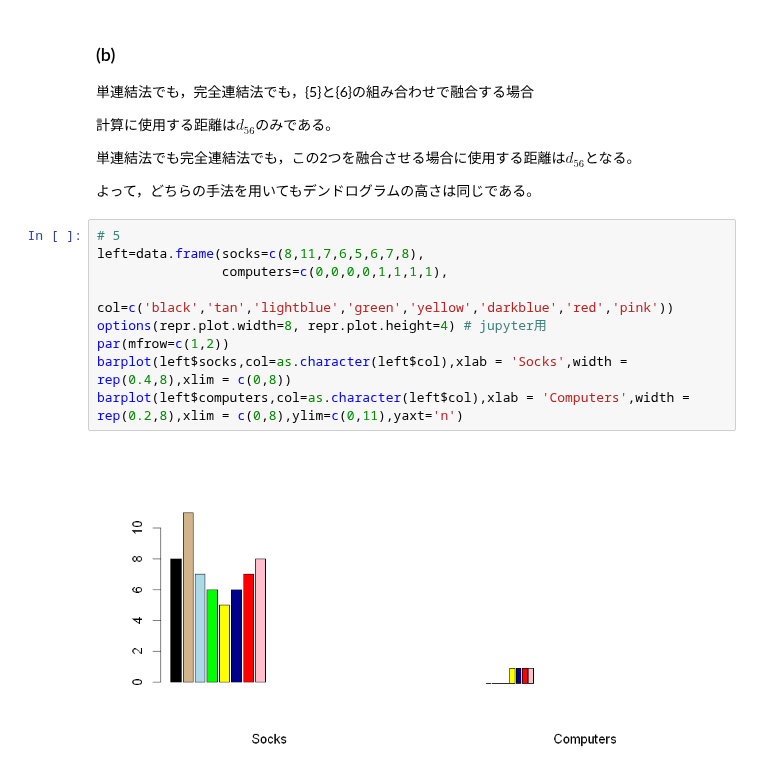
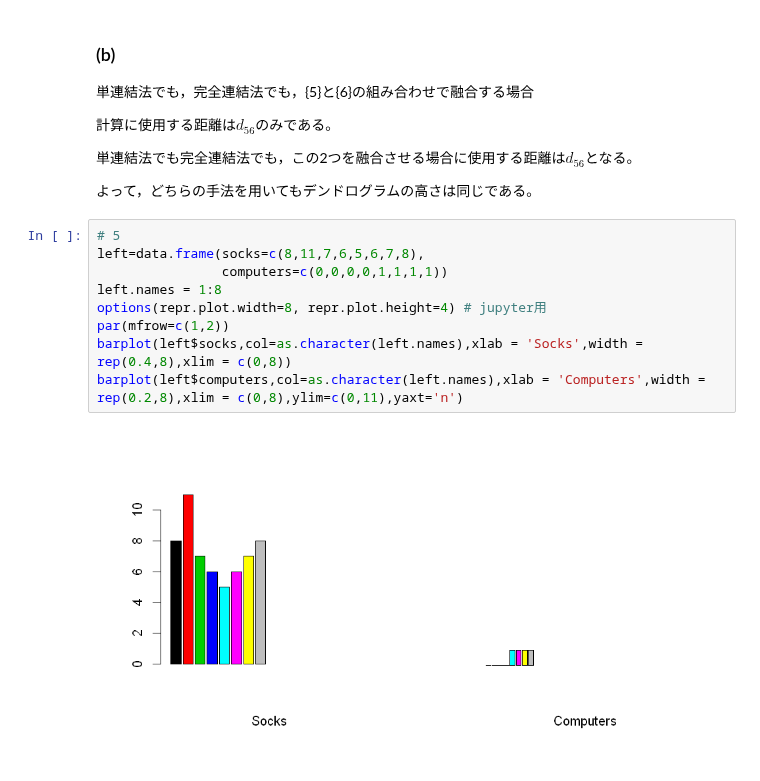
Before and after one commit to yellowmeteor/met_python.github.io, a Jupyter notebook: ISLR/10_Unsupervized_Learning.ipynb, the cells around one changed output. Saved outputs shown, nothing was run; the diff lists cells and outputs as text.

```diff
--- a/ISLR/10_Unsupervized_Learning.ipynb
+++ b/ISLR/10_Unsupervized_Learning.ipynb
@@ -630,11 +630,11 @@ plot(data$x, data$y, col=data$label, pch=19, xlab="x", ylab="y")
 # %%
 # 5
 left=data.frame(socks=c(8,11,7,6,5,6,7,8),
-                computers=c(0,0,0,0,1,1,1,1),
-                col=c('black','tan','lightblue','green','yellow','darkblue','red','pink'))
+                computers=c(0,0,0,0,1,1,1,1))
+left.names = 1:8
 options(repr.plot.width=8, repr.plot.height=4) # jupyter用
 par(mfrow=c(1,2))
-barplot(left$socks,col=as.character(left$col),xlab = 'Socks',width = rep(0.4,8),xlim = c(0,8))
-barplot(left$computers,col=as.character(left$col),xlab = 'Computers',width = rep(0.2,8),xlim = c(0,8),ylim=c(0,11),yaxt='n')
+barplot(left$socks,col=as.character(left.names),xlab = 'Socks',width = rep(0.4,8),xlim = c(0,8))
+barplot(left$computers,col=as.character(left.names),xlab = 'Computers',width = rep(0.2,8),xlim = c(0,8),ylim=c(0,11),yaxt='n')
 # %% [output]
-[figure, old version]
+[figure, new version]
```
Also changed, not shown: parts of 7 cells of this notebook.
